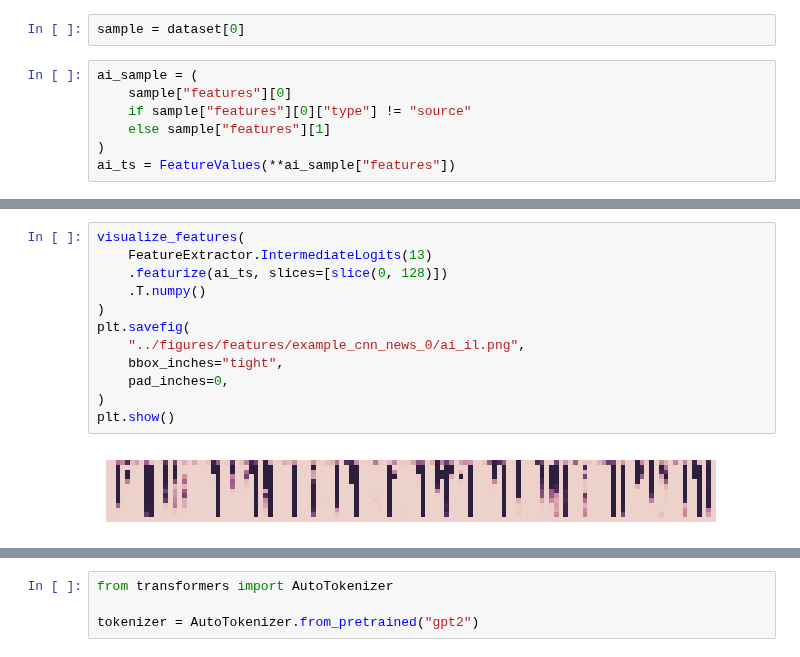
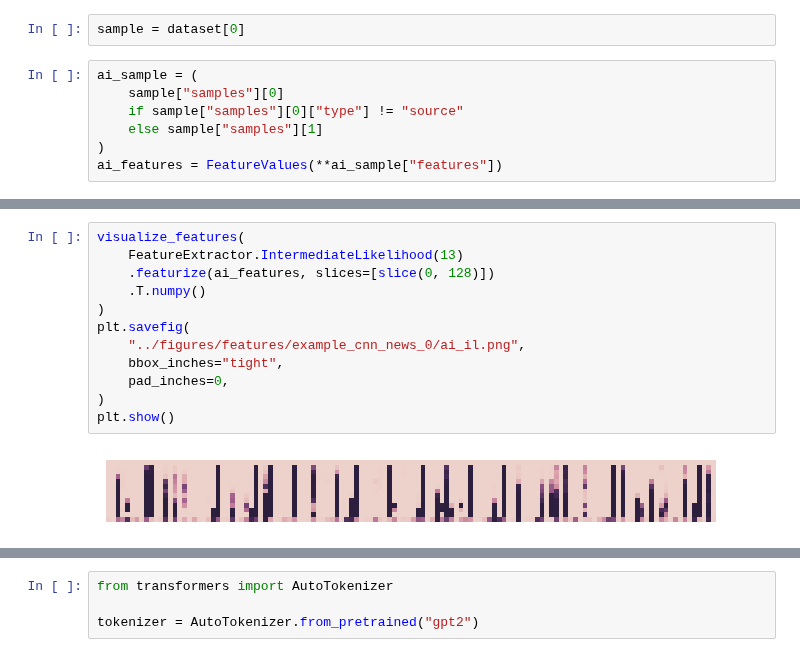
Before and after one commit to TheItCrOw/PrismAI, a Jupyter notebook: src/luminar_features.ipynb, the cells around one changed output, grey strips where cells are left out. Saved outputs shown, nothing was run; the diff lists cells and outputs as text.

```diff
--- a/src/luminar_features.ipynb
+++ b/src/luminar_features.ipynb
@@ -101,11 +90,11 @@ def visualize_features(ai_features: np.ndarray):
 sample = dataset[0]
 # %%
 ai_sample = (
-    sample["features"][0]
-    if sample["features"][0]["type"] != "source"
-    else sample["features"][1]
+    sample["samples"][0]
+    if sample["samples"][0]["type"] != "source"
+    else sample["samples"][1]
 )
-ai_ts = FeatureValues(**ai_sample["features"])
+ai_features = FeatureValues(**ai_sample["features"])
 # %%
 visualize_features(
     FeatureExtractor.Likelihood()
@@ -140,18 +129,18 @@ plt.show()
 [figure]
 # %%
 visualize_features(
-    FeatureExtractor.IntermediateLogits(13)
-    .featurize(ai_ts, slices=[slice(0, 128)])
+    FeatureExtractor.IntermediateLikelihood(13)
+    .featurize(ai_features, slices=[slice(0, 128)])
     .T.numpy()
 )
 plt.savefig(
     "../figures/features/example_cnn_news_0/ai_il.png",
     bbox_inches="tight",
     pad_inches=0,
 )
 plt.show()
 # %% [output]
-[figure, old version]
+[figure, new version]
 # %%
 visualize_features(
     FeatureExtractor.TopkLikelihoodLikelihoodRatio(13)
```
Also changed, not shown: parts of 15 cells of this notebook, 5 other files.
